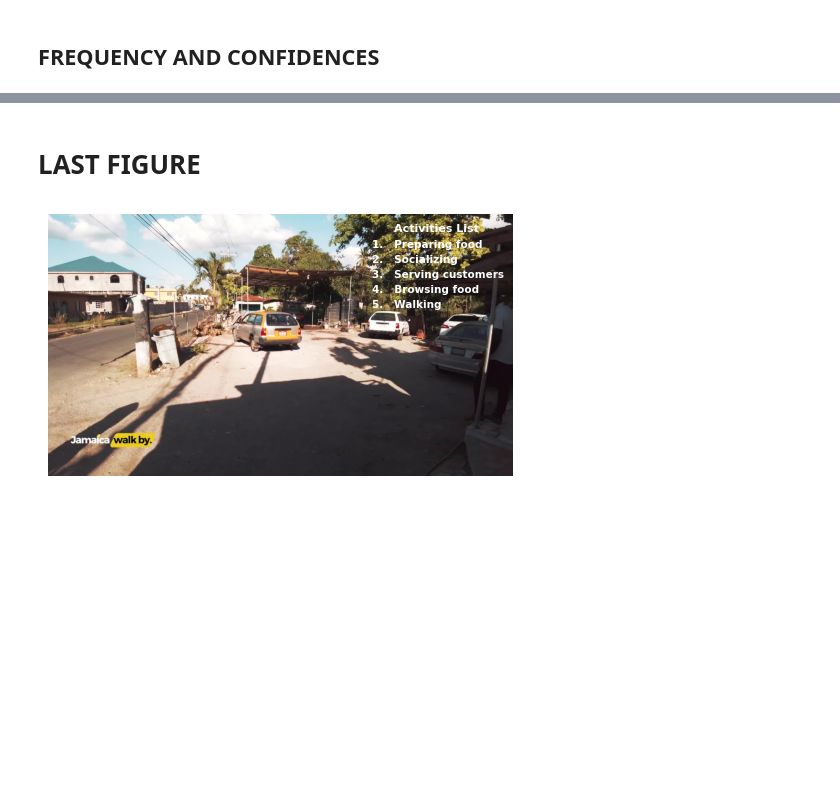
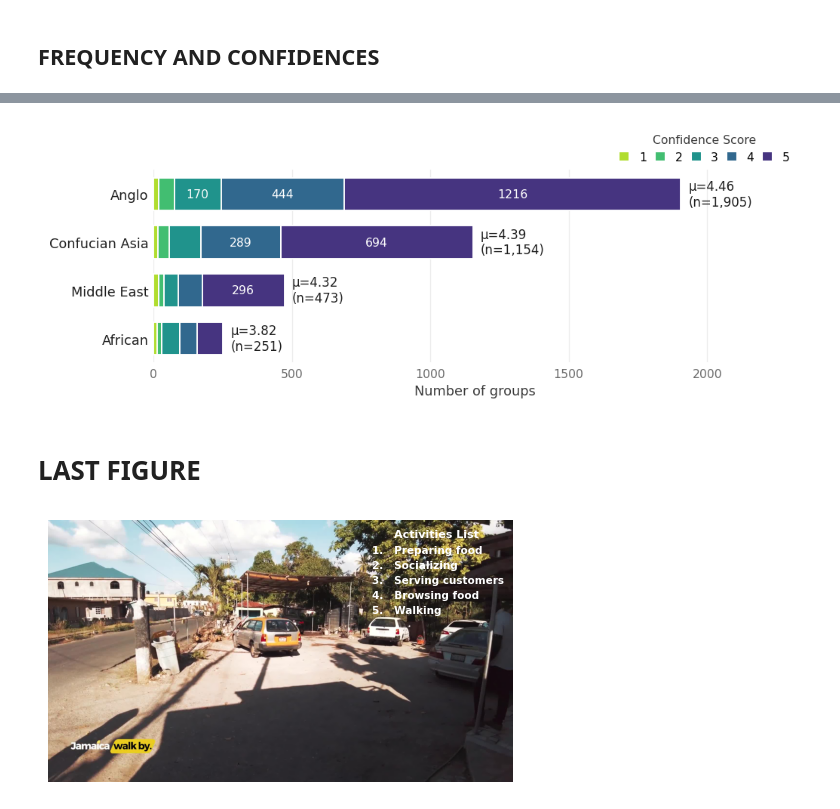
Before and after one commit to Artcs1/web_annotation_tool, a Jupyter notebook: notebooks/merge_annotations.ipynb, the cells around one changed output, grey strips where cells are left out. Drawn from its saved outputs; the diff is of its cells as text; code cells hidden in the pictures; blank space fills up the shorter version.

```diff
--- a/notebooks/merge_annotations.ipynb
+++ b/notebooks/merge_annotations.ipynb
@@ -422,0 +916,93 @@ plt.show()
+# %%
+import pandas as pd
+import matplotlib.pyplot as plt
+import matplotlib.patches as mpatches
+import numpy as np
+
+
+AN_values, AN_counts = np.unique(AN, return_counts=True)
+AN_count_values = dict(zip(AN_values, AN_counts))
+
+ME_values, ME_counts = np.unique(ME, return_counts=True)
+ME_count_values = dict(zip(ME_values, ME_counts))
+
+CA_values, CA_counts = np.unique(CA, return_counts=True)
+CA_count_values = dict(zip(CA_values, CA_counts))
+
+AF_values, AF_counts = np.unique(AF, return_counts=True)
+AF_count_values = dict(zip(AF_values, AF_counts))
+
+
+print(AN_count_values)
+
+data = {
+    "Region": ["Anglo", "Middle East", "Confucian Asia", "African"],
+    "Score 1": [AN_count_values[1], ME_count_values[1], CA_count_values[1], AF_count_values[1]],
+    "Score 2": [AN_count_values[2], ME_count_values[2], CA_count_values[2], AF_count_values[2]],
+    "Score 3": [AN_count_values[3], ME_count_values[3], CA_count_values[3], AF_count_values[3]],
+    "Score 4": [AN_count_values[4], ME_count_values[4], CA_count_values[4], AF_count_values[4]],
+    "Score 5": [AN_count_values[5], ME_count_values[5], CA_count_values[5], AF_count_values[5]],
+}
+counts = pd.DataFrame(data).set_index("Region")
+score_values = pd.Series([1, 2, 3, 4, 5], index=counts.columns)
+means = counts.mul(score_values, axis=1).sum(axis=1) / counts.sum(axis=1)
+
+order = means.sort_values(ascending=True).index
+counts = counts.loc[order]
+means = means.loc[order]
+totals = counts.sum(axis=1)
+proportions = counts.div(totals, axis=0) * 100
+
+colors = plt.cm.viridis(np.linspace(0.15, 0.88, 5))
+colors = colors[::-1]
+
+fig, ax = plt.subplots(figsize=(7.2, 2.5), dpi=150)
+fig.patch.set_facecolor("white")
+
+xmax = totals.max() * 1.22
+MIN_LABEL_FRAC = 0.05
+
+left = np.zeros(len(counts))
+for i, col in enumerate(counts.columns):
+    vals = counts[col].values
+    ax.barh(counts.index, vals, left=left,
+            color=colors[i], edgecolor="white", linewidth=0.9,
+            height=0.68, label=col.replace("Score ", ""))
+    for j, v in enumerate(vals):
+        if v / xmax >= MIN_LABEL_FRAC:
+            ax.text(left[j] + v / 2, j, f"{int(v)}", #f"{proportions.iloc[j, i]:.0f}",
+                    ha="center", va="center",
+                    color="white" if i >= 2 else "#f0f0f0",
+                    fontsize=7.5, fontweight="medium")
+    left += vals
+
+for i, region in enumerate(counts.index):
+    ax.text(totals.iloc[i] + xmax * 0.012, i,
+            f"μ={means.iloc[i]:.2f}\n(n={int(totals.iloc[i]):,})",
+            va="center", ha="left",
+            fontsize=8, color="#1f1f1f")
+
+ax.set_xlim(0, xmax)
+ax.set_xlabel("Number of groups", fontsize=8.5, color="#3a3a3a", labelpad=3)
+ax.tick_params(axis="y", length=0, labelsize=8.5, colors="#1f1f1f", pad=3)
+ax.tick_params(axis="x", length=0, labelsize=7.5, colors="#6a6a6a")
+ax.set_axisbelow(True)
+ax.xaxis.grid(True, color="#ececec", linewidth=0.6)
+ax.yaxis.grid(False)
+for s in ax.spines.values():
+    s.set_visible(False)
+
+handles = [mpatches.Patch(facecolor=colors[i], edgecolor="white", label=f"{i+1}")
+           for i in range(5)]
+leg = ax.legend(handles=handles, title="Confidence Score",
+                loc="lower right", bbox_to_anchor=(1.0, 1.0),
+                ncol=5, frameon=False, handlelength=0.9, handleheight=0.9,
+                columnspacing=0.7, fontsize=7.5, title_fontsize=7.5,
+                borderaxespad=0.2)
+leg.get_title().set_color("#3a3a3a")
+
+ax.set_ylim(-0.5, len(counts) - 0.5)
+plt.subplots_adjust(top=0.88, bottom=0.20, left=0.18, right=0.97)
+plt.savefig("score_dist_rebuttal.pdf", bbox_inches="tight", pad_inches=0.05)
+plt.show()
+# %% [output]
@@ -423,3 +1010,4 @@ plt.show()
+[figure, added]
 # %% [markdown]
 # LAST FIGURE
 # %%
```
Also changed, not shown: parts of 10 cells of this notebook, 12 other files.
